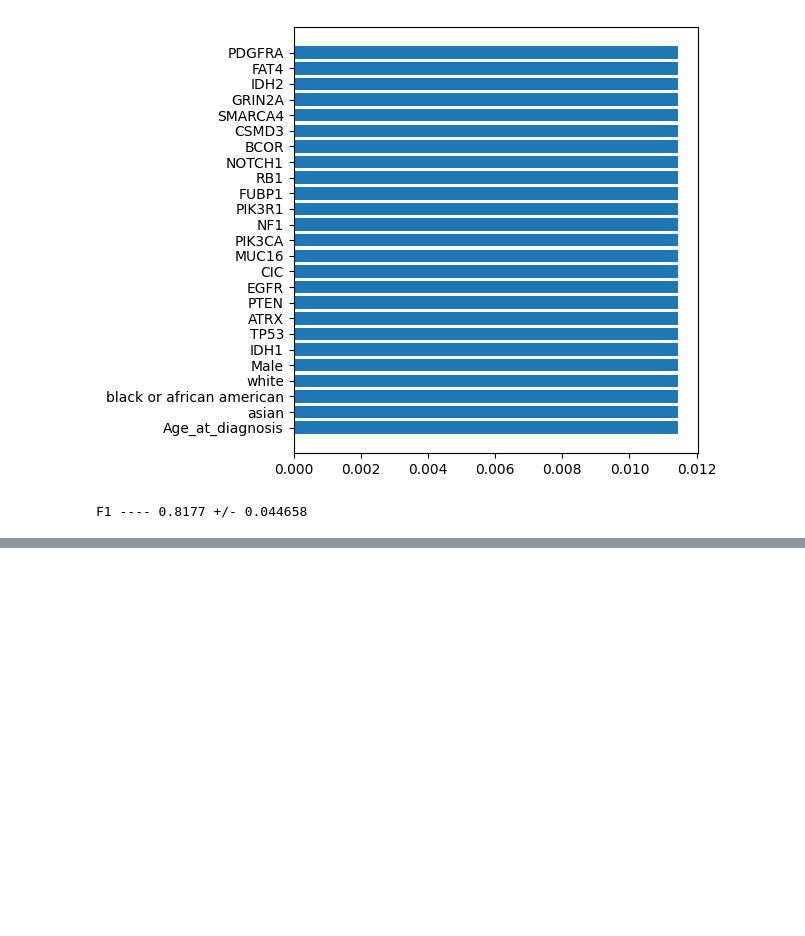
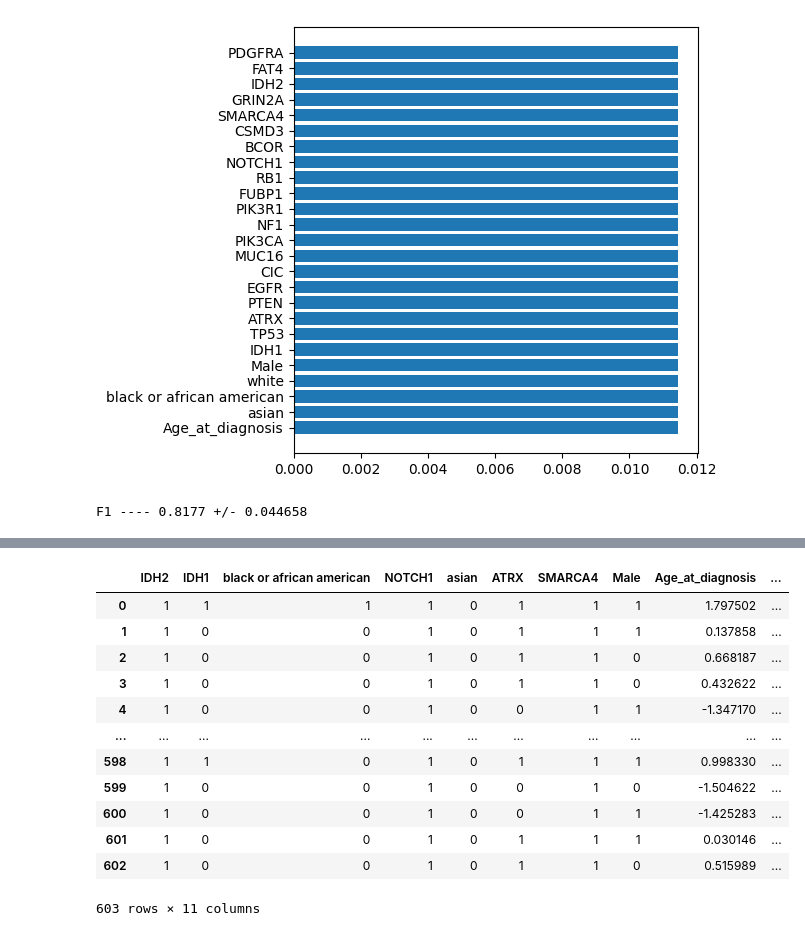
Before and after one commit to a13xbb/ml-labs-mag, a Jupyter notebook: lab1/eda.ipynb, the cells around one changed output, grey strips where cells are left out. Drawn from its saved outputs; the diff is of its cells as text; code cells hidden in the pictures; blank space fills up the shorter version.

```diff
--- a/lab1/eda.ipynb
+++ b/lab1/eda.ipynb
@@ -373,0 +409,16 @@ F1 ---- 0.8487 +/- 0.043362
+# %%
+X_train_selected_features
+# %% [output]
+|  | IDH2 | IDH1 | black or african american | NOTCH1 | asian | ATRX | SMARCA4 | Male | Age_at_diagnosis | ... |
+| 0 | 1 | 1 | 1 | 1 | 0 | 1 | 1 | 1 | 1.797502 | ... |
+| 1 | 1 | 0 | 0 | 1 | 0 | 1 | 1 | 1 | 0.137858 | ... |
+| 2 | 1 | 0 | 0 | 1 | 0 | 1 | 1 | 0 | 0.668187 | ... |
+| 3 | 1 | 0 | 0 | 1 | 0 | 1 | 1 | 0 | 0.432622 | ... |
+| 4 | 1 | 0 | 0 | 1 | 0 | 0 | 1 | 1 | -1.347170 | ... |
+| ... | ... | ... | ... | ... | ... | ... | ... | ... | ... | ... |
+| 598 | 1 | 1 | 0 | 1 | 0 | 1 | 1 | 1 | 0.998330 | ... |
+| 599 | 1 | 0 | 0 | 1 | 0 | 0 | 1 | 0 | -1.504622 | ... |
+| 600 | 1 | 0 | 0 | 1 | 0 | 0 | 1 | 1 | -1.425283 | ... |
+| 601 | 1 | 0 | 0 | 1 | 0 | 1 | 1 | 1 | 0.030146 | ... |
+| 602 | 1 | 0 | 0 | 1 | 0 | 1 | 1 | 0 | 0.515989 | ... |
+603 rows × 11 columns
```
Also changed, not shown: parts of 16 cells of this notebook.
